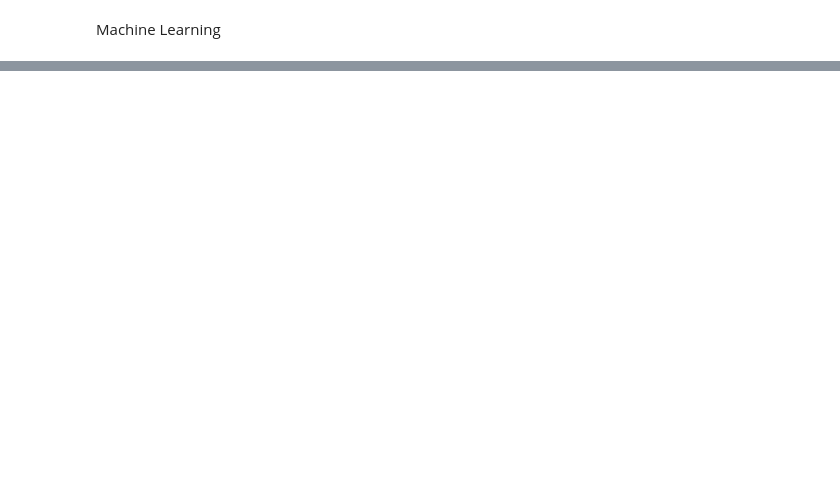
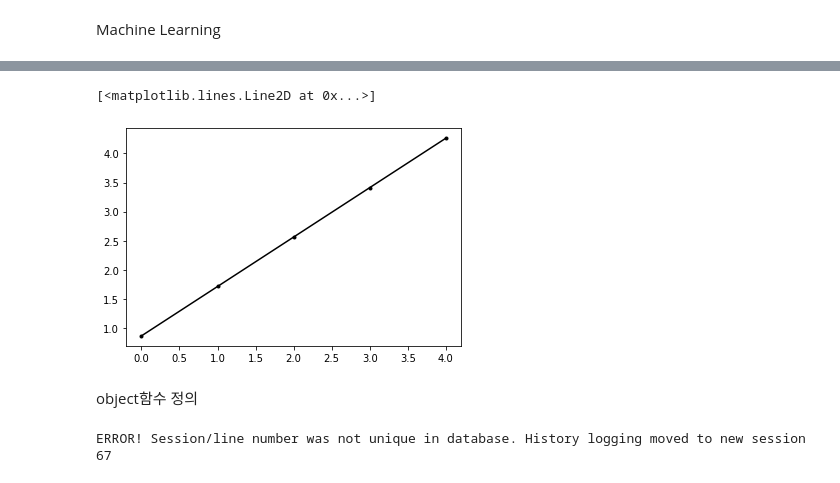
Before and after one commit to cheonginho/Machine-Learing, a Jupyter notebook: Machine_Learning01.ipynb, the cells around one changed output, grey strips where cells are left out. Drawn from its saved outputs; the diff is of its cells as text; code cells hidden in the pictures; blank space fills up the shorter version.

```diff
--- a/Machine_Learning01.ipynb
+++ b/Machine_Learning01.ipynb
@@ -20,0 +30,20 @@ thetha=[theta0,theta1]
+# %%
+def hypoth(theta1,theta0,x):
+  h = theta1*x + theta0
+  return h
+# %%
+h = hypoth(theta[1],theta[0],a)
+plt.plot(h,'k-',marker='.')
+# %% [output]
+[<matplotlib.lines.Line2D at 0x...>]
+[figure, added]
+# %% [markdown]
+object함수 정의
+# %%
+def objectfuc(a,b,h):
+  count = 1 / 2*len(a)
+  decrease = b - h
+  sigma = count*(np.sum(np.square(decrease)))
+  return sigma
+# %% [output]
+ERROR! Session/line number was not unique in database. History logging moved to new session 67
```
Also changed, not shown: parts of 11 cells of this notebook.
